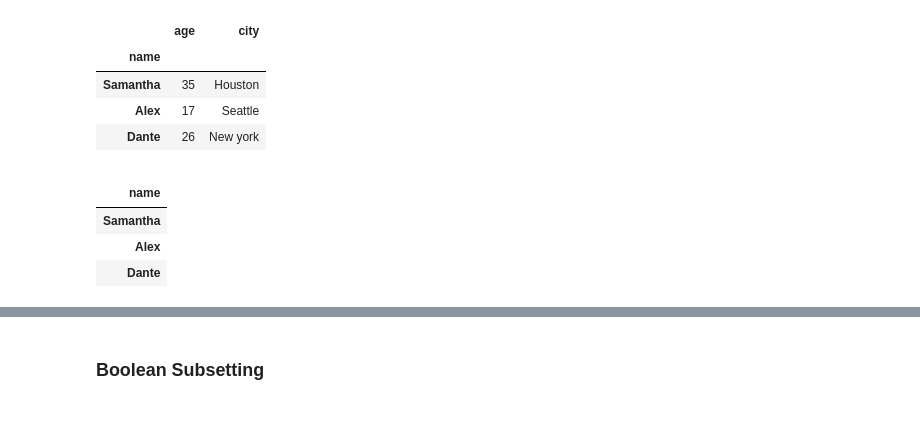
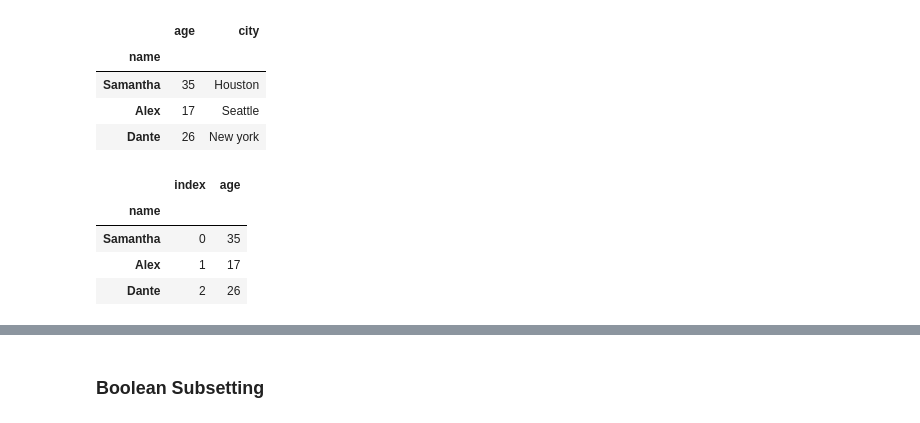
Before and after one commit to kcahlers/hbs-ds-060120, a Jupyter notebook: module-1/day-5-pandas-1/pandas-1-kca.ipynb, the cells around one changed output, grey strips where cells are left out. Cells and saved outputs as stored; diff of their text form; code cells hidden in the pictures.

```diff
--- a/module-1/day-5-pandas-1/pandas-1-kca.ipynb
+++ b/module-1/day-5-pandas-1/pandas-1-kca.ipynb
@@ -773,10 +803,11 @@ students_df.loc['Samantha':]
 | Alex | 17 | Seattle |
 | Dante | 26 | New york |
 # %%
-students_df.reset_index().set_index('name').loc[:,'index':'age']
+new_df = students_df.reset_index().set_index('name').loc[:,'index':'age']
+new_df
 # %% [output]
-|  |
-| name |
-| Samantha |
-| Alex |
-| Dante |
+|  | index | age |
+| name |  |  |
+| Samantha | 0 | 35 |
+| Alex | 1 | 17 |
+| Dante | 2 | 26 |
```
Also changed, not shown: parts of 13 cells of this notebook, 6 other files.
